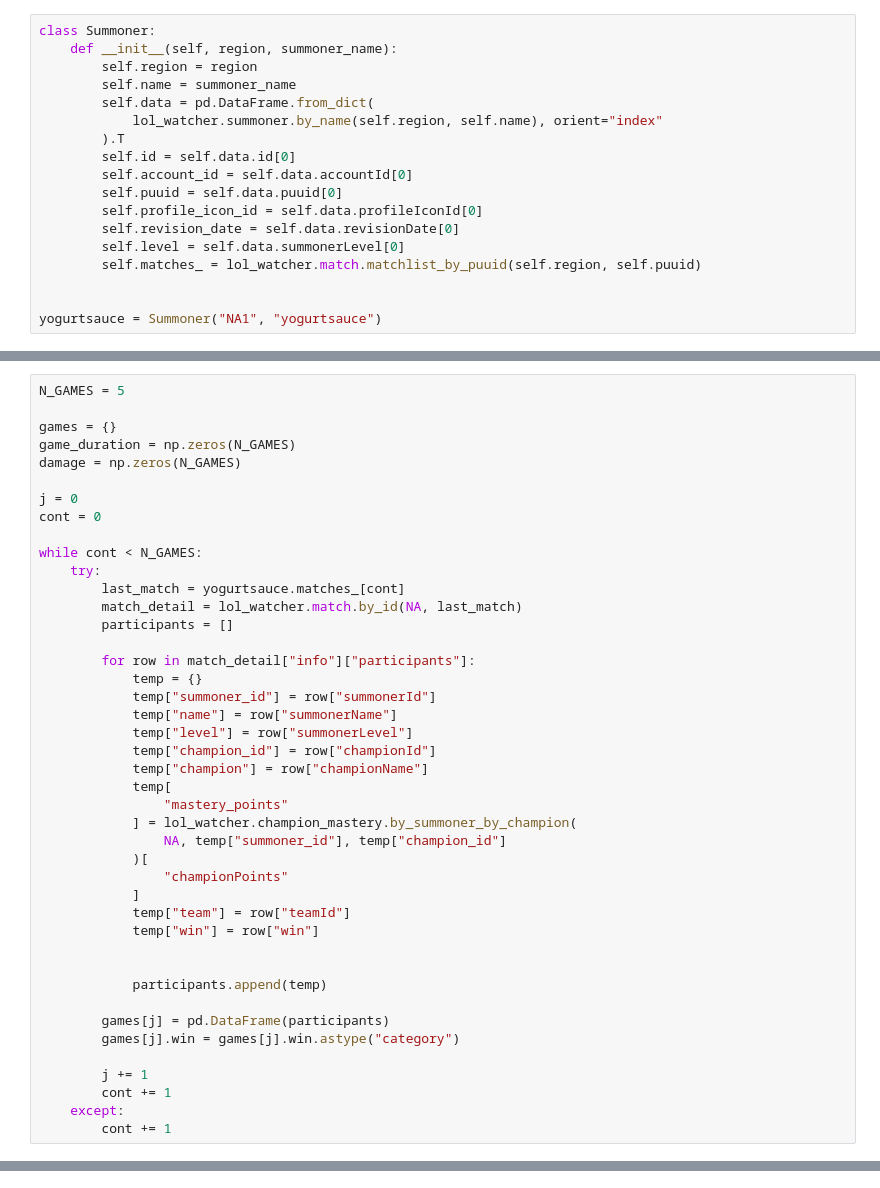
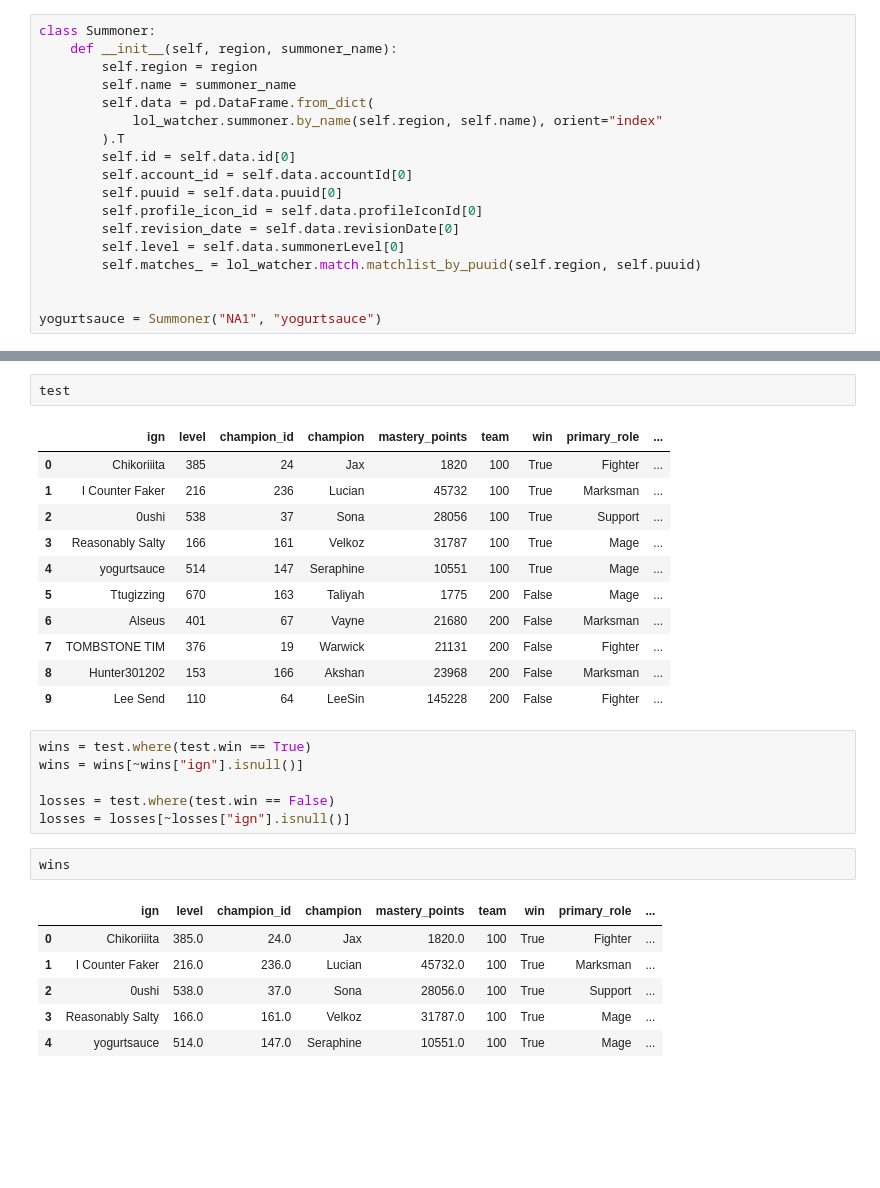
Before and after one commit to nicholasptran/league-information, a Jupyter notebook: notebooks/first_notebook.ipynb, the cells around one changed output, grey strips where cells are left out. Drawn from its saved outputs; the diff is of its cells as text; blank space fills up the shorter version.

Commit message:
split the wins from the losses

```diff
--- a/notebooks/first_notebook.ipynb
+++ b/notebooks/first_notebook.ipynb
@@ -144,43 +76,0 @@ lol_watcher.match.by_id(NA, "NA1_4648853094")
-# %%
-N_GAMES = 5
-
-games = {}
-game_duration = np.zeros(N_GAMES)
-damage = np.zeros(N_GAMES)
-
-j = 0
-cont = 0
-
-while cont < N_GAMES:
-    try:
-        last_match = yogurtsauce.matches_[cont]
-        match_detail = lol_watcher.match.by_id(NA, last_match)
-        participants = []
-
-        for row in match_detail["info"]["participants"]:
-            temp = {}
-            temp["summoner_id"] = row["summonerId"]
-            temp["name"] = row["summonerName"]
-            temp["level"] = row["summonerLevel"]
-            temp["champion_id"] = row["championId"]
-            temp["champion"] = row["championName"]
-            temp[
-                "mastery_points"
-            ] = lol_watcher.champion_mastery.by_summoner_by_champion(
-                NA, temp["summoner_id"], temp["champion_id"]
-            )[
-                "championPoints"
-            ]
-            temp["team"] = row["teamId"]
-            temp["win"] = row["win"]
-
-
-            participants.append(temp)
-
-        games[j] = pd.DataFrame(participants)
-        games[j].win = games[j].win.astype("category")
-
-        j += 1
-        cont += 1
-    except:
-        cont += 1
@@ -200,0 +138,29 @@ games[0]
+# %%
+test
+# %% [output]
+|  | ign | level | champion_id | champion | mastery_points | team | win | primary_role | ... |
+| 0 | Chikoriiita | 385 | 24 | Jax | 1820 | 100 | True | Fighter | ... |
+| 1 | I Counter Faker | 216 | 236 | Lucian | 45732 | 100 | True | Marksman | ... |
+| 2 | 0ushi | 538 | 37 | Sona | 28056 | 100 | True | Support | ... |
+| 3 | Reasonably Salty | 166 | 161 | Velkoz | 31787 | 100 | True | Mage | ... |
+| 4 | yogurtsauce | 514 | 147 | Seraphine | 10551 | 100 | True | Mage | ... |
+| 5 | Ttugizzing | 670 | 163 | Taliyah | 1775 | 200 | False | Mage | ... |
+| 6 | Alseus | 401 | 67 | Vayne | 21680 | 200 | False | Marksman | ... |
+| 7 | TOMBSTONE TIM | 376 | 19 | Warwick | 21131 | 200 | False | Fighter | ... |
+| 8 | Hunter301202 | 153 | 166 | Akshan | 23968 | 200 | False | Marksman | ... |
+| 9 | Lee Send | 110 | 64 | LeeSin | 145228 | 200 | False | Fighter | ... |
+# %%
+wins = test.where(test.win == True)
+wins = wins[~wins["ign"].isnull()]
+
+losses = test.where(test.win == False)
+losses = losses[~losses["ign"].isnull()]
+# %%
+wins
+# %% [output]
+|  | ign | level | champion_id | champion | mastery_points | team | win | primary_role | ... |
+| 0 | Chikoriiita | 385.0 | 24.0 | Jax | 1820.0 | 100 | True | Fighter | ... |
+| 1 | I Counter Faker | 216.0 | 236.0 | Lucian | 45732.0 | 100 | True | Marksman | ... |
+| 2 | 0ushi | 538.0 | 37.0 | Sona | 28056.0 | 100 | True | Support | ... |
+| 3 | Reasonably Salty | 166.0 | 161.0 | Velkoz | 31787.0 | 100 | True | Mage | ... |
+| 4 | yogurtsauce | 514.0 | 147.0 | Seraphine | 10551.0 | 100 | True | Mage | ... |
```
Also changed, not shown: parts of 13 cells of this notebook.
